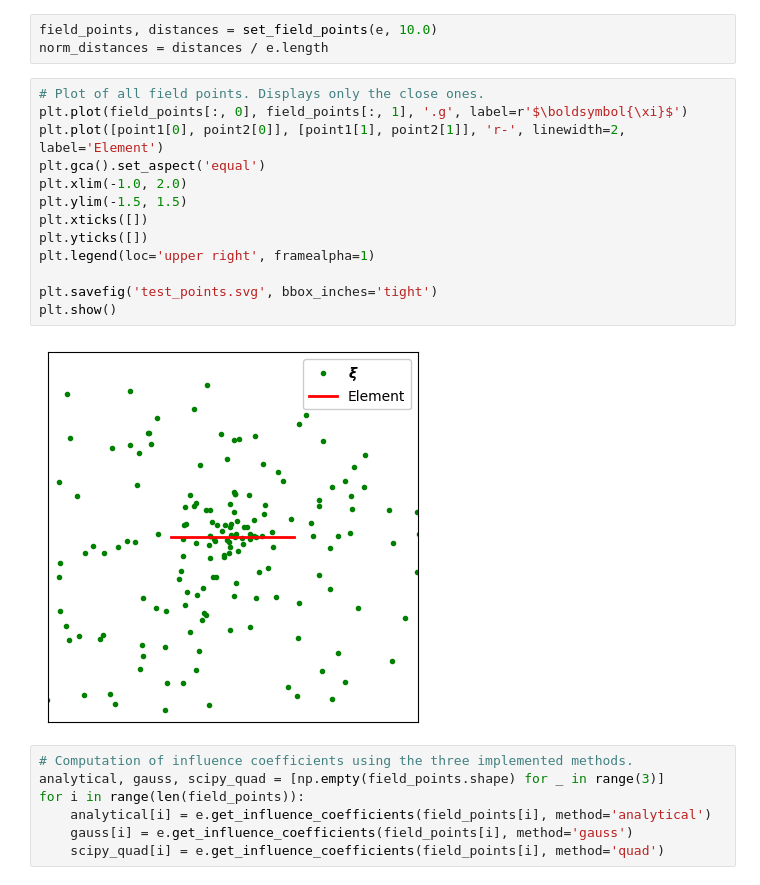
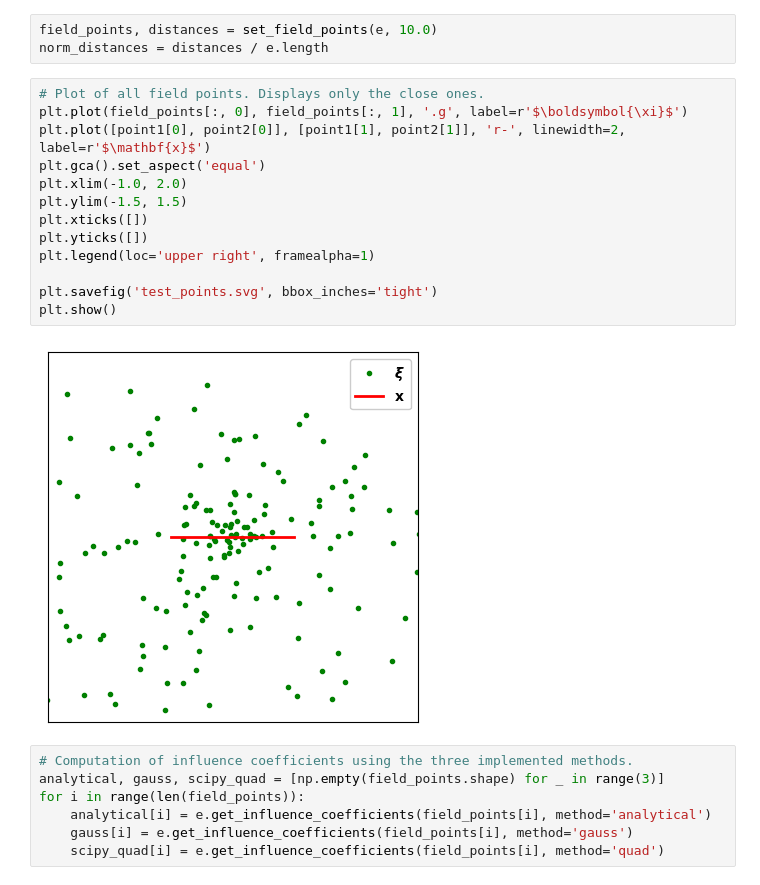
Before and after one commit to rodpcastro/rodpcastro.github.io, a Jupyter notebook: content/posts/3_2d_constant_boundary_element/files/element.ipynb, the cells around one changed output. Drawn from its saved outputs; the diff is of its cells as text.

```diff
--- a/content/posts/3_2d_constant_boundary_element/files/element.ipynb
+++ b/content/posts/3_2d_constant_boundary_element/files/element.ipynb
@@ -253,18 +253,18 @@ norm_distances = distances / e.length
 # %%
 # Plot of all field points. Displays only the close ones.
 plt.plot(field_points[:, 0], field_points[:, 1], '.g', label=r'$\boldsymbol{\xi}$')
-plt.plot([point1[0], point2[0]], [point1[1], point2[1]], 'r-', linewidth=2, label='Element')
+plt.plot([point1[0], point2[0]], [point1[1], point2[1]], 'r-', linewidth=2, label=r'$\mathbf{x}$')
 plt.gca().set_aspect('equal')
 plt.xlim(-1.0, 2.0)
 plt.ylim(-1.5, 1.5)
 plt.xticks([])
 plt.yticks([])
 plt.legend(loc='upper right', framealpha=1)
 
 plt.savefig('test_points.svg', bbox_inches='tight')
 plt.show()
 # %% [output]
-[figure, old version]
+[figure, new version]
 # %%
 # Computation of influence coefficients using the three implemented methods.
 analytical, gauss, scipy_quad = [np.empty(field_points.shape) for _ in range(3)]
```
Also changed, not shown: parts of 2 cells of this notebook, 4 other files.
